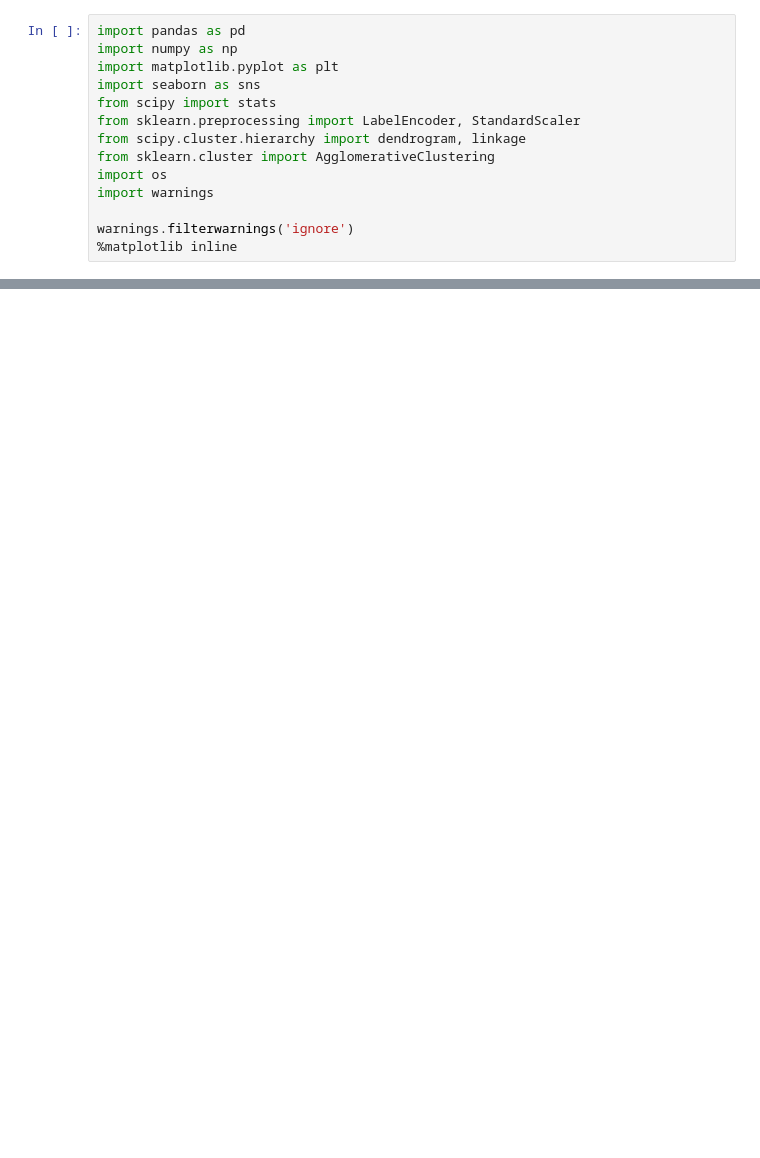
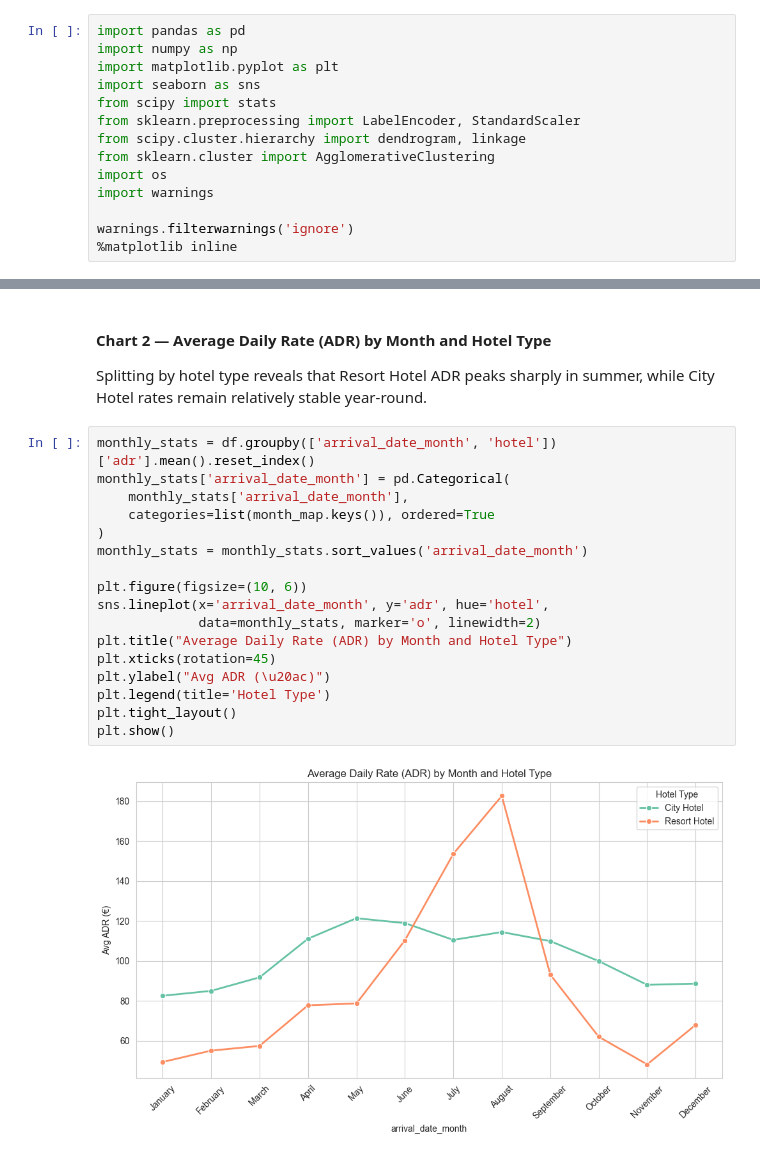
Before and after one commit to BhagyaInduwara/PUSL2077-DataScience-coursework, a Jupyter notebook: notebooks/Hotel_Booking_Analysis.ipynb, the cells around one changed output, grey strips where cells are left out. Cells and saved outputs as stored; diff of their text form; blank space fills up the shorter version.

```diff
--- a/notebooks/Hotel_Booking_Analysis.ipynb
+++ b/notebooks/Hotel_Booking_Analysis.ipynb
@@ -54,0 +245,22 @@ print(df.isnull().sum()[df.isnull().sum() > 0])
+# %% [markdown]
+#### Chart 2 — Average Daily Rate (ADR) by Month and Hotel Type
+Splitting by hotel type reveals that Resort Hotel ADR peaks sharply in summer, while City Hotel rates remain relatively stable year-round.
+# %%
+monthly_stats = df.groupby(['arrival_date_month', 'hotel'])['adr'].mean().reset_index()
+monthly_stats['arrival_date_month'] = pd.Categorical(
+    monthly_stats['arrival_date_month'],
+    categories=list(month_map.keys()), ordered=True
+)
+monthly_stats = monthly_stats.sort_values('arrival_date_month')
+
+plt.figure(figsize=(10, 6))
+sns.lineplot(x='arrival_date_month', y='adr', hue='hotel',
+             data=monthly_stats, marker='o', linewidth=2)
+plt.title("Average Daily Rate (ADR) by Month and Hotel Type")
+plt.xticks(rotation=45)
+plt.ylabel("Avg ADR (\u20ac)")
+plt.legend(title='Hotel Type')
+plt.tight_layout()
+plt.show()
+# %% [output]
+[figure, added]
```
Also changed, not shown: parts of 53 cells of this notebook, 3 other files.
